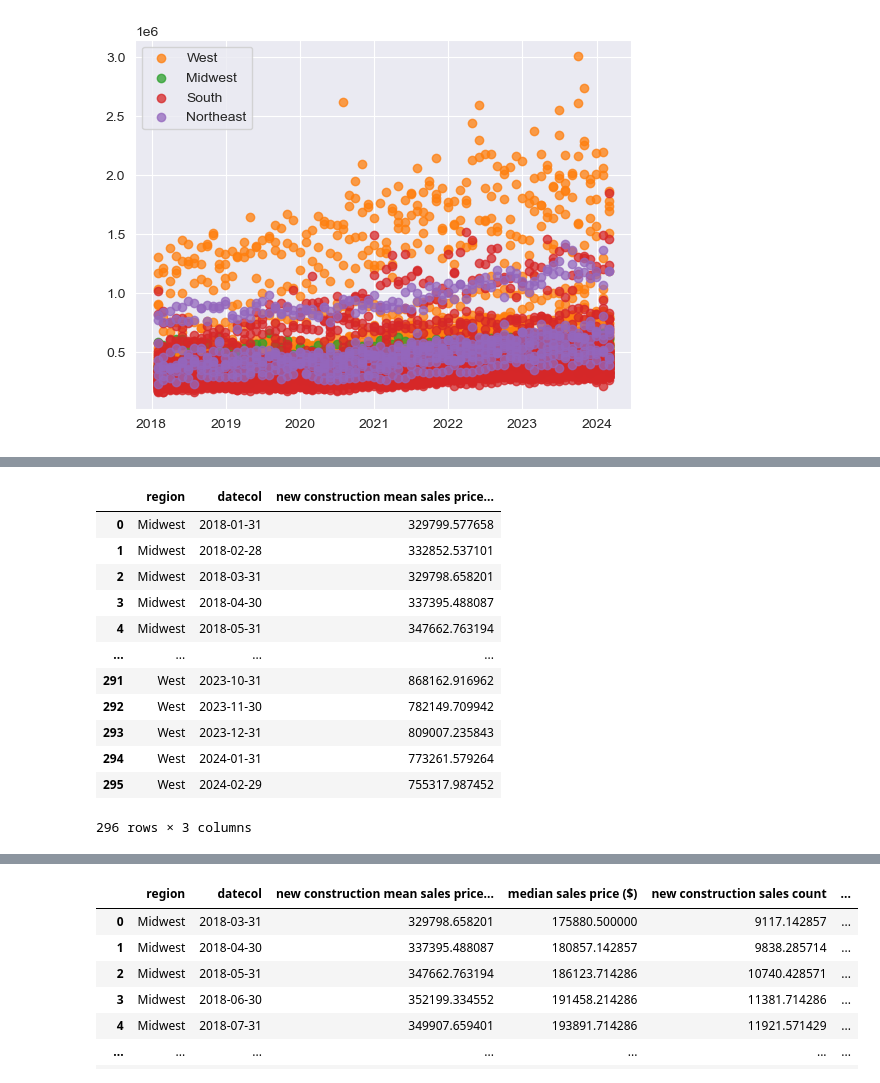
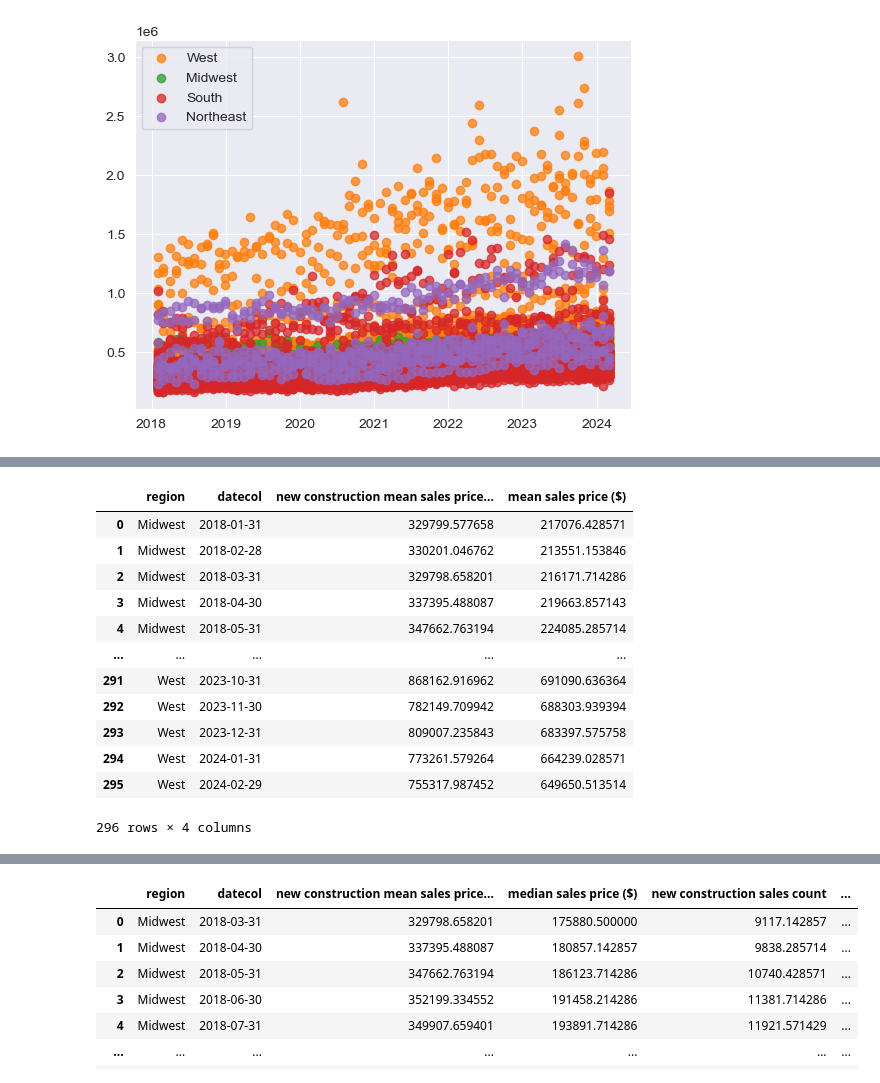
Before and after one commit to jacobsimeral/TS_Forecasting_Project, a Jupyter notebook: Code/EDA/JS_EDA.ipynb, the cells around one changed output, grey strips where cells are left out. Cells and saved outputs as stored; diff of their text form; code cells hidden in the pictures.

```diff
--- a/Code/EDA/JS_EDA.ipynb
+++ b/Code/EDA/JS_EDA.ipynb
@@ -147,22 +214,22 @@ combined
 # %%
-grouped_new_con = combined[['region', 'datecol', 'new construction mean sales price ($)']].dropna().groupby(
+grouped_new_con = combined[['region', 'datecol', 'new construction mean sales price ($)','mean sales price ($)']].dropna().groupby(
     by=['region', 'datecol']).mean()
 grouped_new_con = grouped_new_con.reset_index()
 grouped_new_con
 # %% [output]
-|  | region | datecol | new construction mean sales price... |
-| 0 | Midwest | 2018-01-31 | 329799.577658 |
-| 1 | Midwest | 2018-02-28 | 332852.537101 |
-| 2 | Midwest | 2018-03-31 | 329798.658201 |
-| 3 | Midwest | 2018-04-30 | 337395.488087 |
-| 4 | Midwest | 2018-05-31 | 347662.763194 |
-| ... | ... | ... | ... |
-| 291 | West | 2023-10-31 | 868162.916962 |
-| 292 | West | 2023-11-30 | 782149.709942 |
-| 293 | West | 2023-12-31 | 809007.235843 |
-| 294 | West | 2024-01-31 | 773261.579264 |
-| 295 | West | 2024-02-29 | 755317.987452 |
+|  | region | datecol | new construction mean sales price... | mean sales price ($) |
+| 0 | Midwest | 2018-01-31 | 329799.577658 | 217076.428571 |
+| 1 | Midwest | 2018-02-28 | 330201.046762 | 213551.153846 |
+| 2 | Midwest | 2018-03-31 | 329798.658201 | 216171.714286 |
+| 3 | Midwest | 2018-04-30 | 337395.488087 | 219663.857143 |
+| 4 | Midwest | 2018-05-31 | 347662.763194 | 224085.285714 |
+| ... | ... | ... | ... | ... |
+| 291 | West | 2023-10-31 | 868162.916962 | 691090.636364 |
+| 292 | West | 2023-11-30 | 782149.709942 | 688303.939394 |
+| 293 | West | 2023-12-31 | 809007.235843 | 683397.575758 |
+| 294 | West | 2024-01-31 | 773261.579264 | 664239.028571 |
+| 295 | West | 2024-02-29 | 755317.987452 | 649650.513514 |
-296 rows × 3 columns
+296 rows × 4 columns
 # %%
 plt.figure(figsize=(14, 10))
 ax1 = plt.subplot(411)
```
Also changed, not shown: parts of 19 cells of this notebook, 9 other files.
